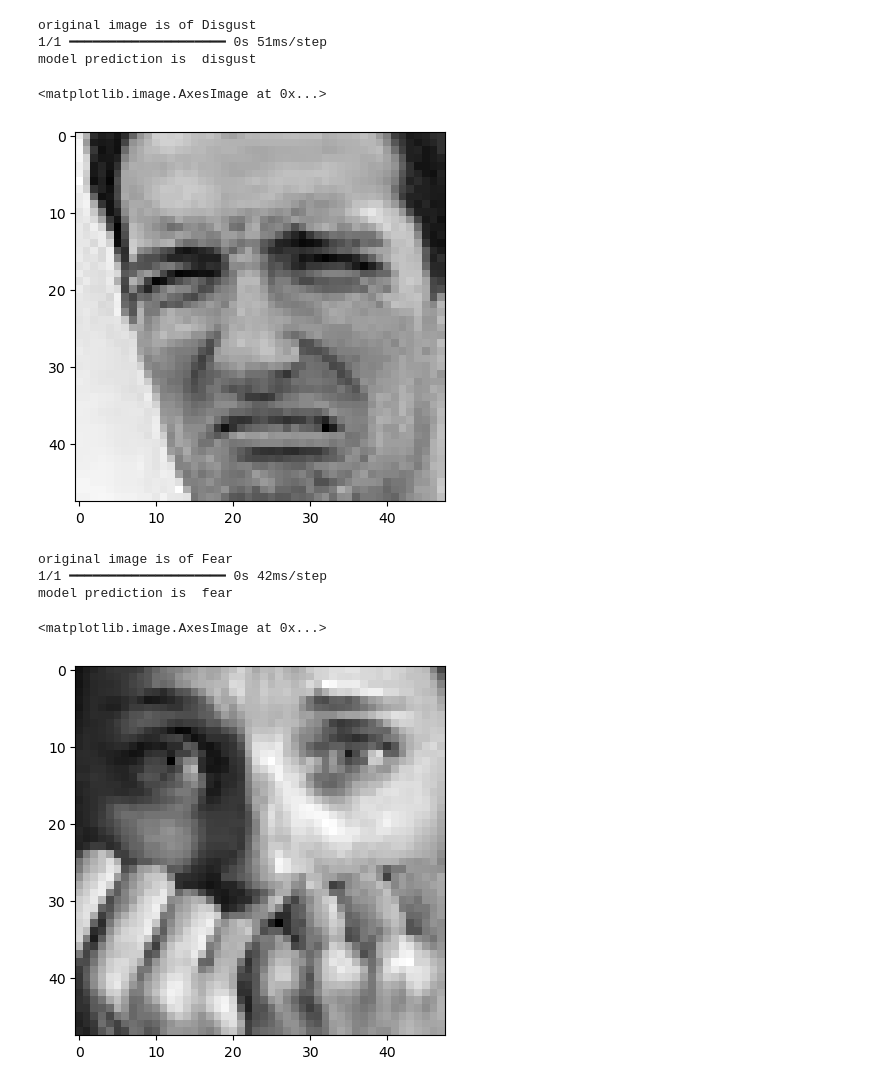
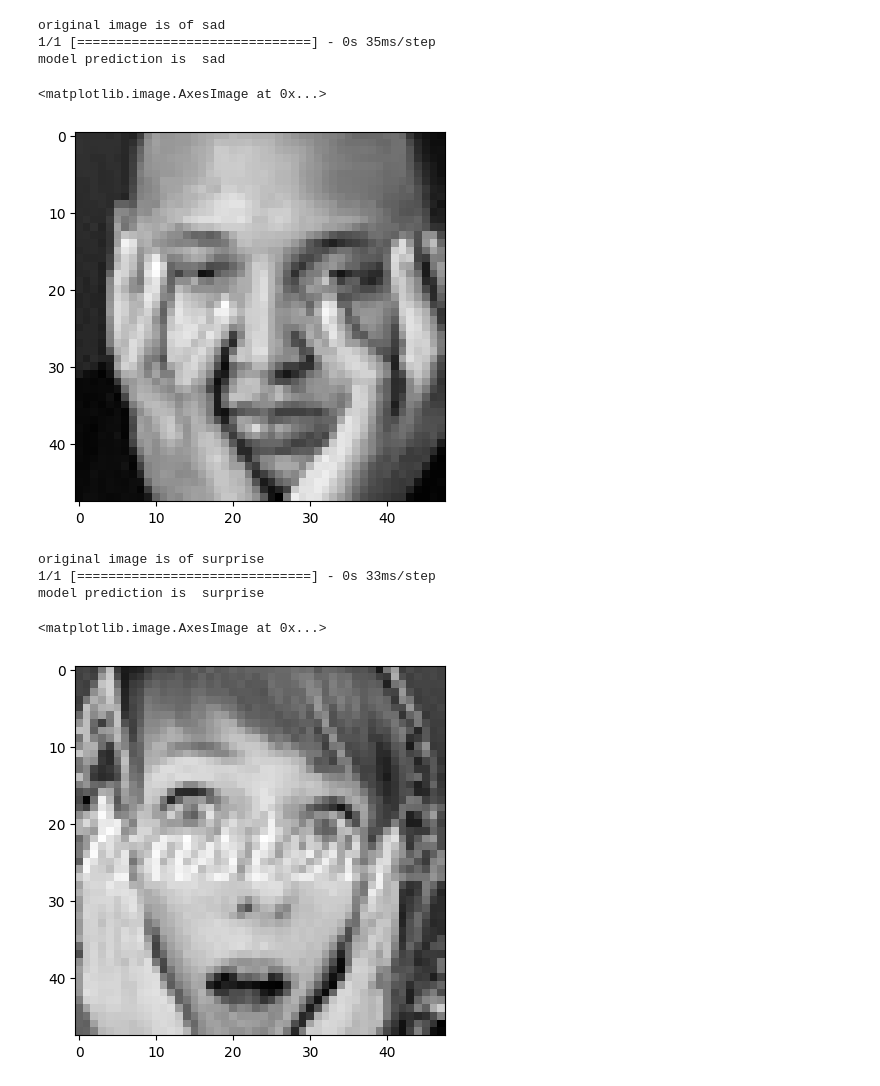
Before and after one commit to tushimittal/Facial-Emotion-Detection, a Jupyter notebook: Implementation.ipynb, the cells around one changed output. Cells and saved outputs as stored; diff of their text form; code cells hidden in the pictures.

```diff
--- a/Implementation.ipynb
+++ b/Implementation.ipynb
@@ -18,10 +12,10 @@ model.load_weights("emotiondetector.h5")
 label = ['angry','disgust','fear','happy','neutral','sad','surprise']
 # %%
 def ef(image):
-    img = load_img(image,grayscale =  True )
+    img = load_img(image, color_mode='grayscale')
     feature = np.array(img)
-    feature = feature.reshape(1,48,48,1)
-    return feature/255.0
+    feature = feature.reshape(1, 48, 48, 1)
+    return feature / 255.0
 # %%
 import matplotlib.pyplot as plt
 %matplotlib inline
@@ -42,28 +36,28 @@ model prediction is  angry
 # %%
-image = 'C:/coding internship program/.vscode/Face_Emotion_Recognition/train/disgust/Training_12096769.jpg'
-print("original image is of Disgust")
+image = r'test\sad\PrivateTest_528072.jpg'
+print("original image is of sad")
 img = ef(image)
 pred = model.predict(img)
 pred_label = label[pred.argmax()]
 print("model prediction is ",pred_label)
 plt.imshow(img.reshape(48,48),cmap='gray')
 # %% [output]
-original image is of Disgust
-1/1 ━━━━━━━━━━━━━━━━━━━━ 0s 51ms/step
-model prediction is  disgust
+original image is of sad
+1/1 [==============================] - 0s 35ms/step
+model prediction is  sad
 <matplotlib.image.AxesImage at 0x...>
-[figure, old version]
+[figure, new version]
 # %%
-image = 'C:/coding internship program/.vscode/Face_Emotion_Recognition/train/fear/Training_1858708.jpg'
-print("original image is of Fear")
+image = r'test\surprise\PrivateTest_139065.jpg'
+print("original image is of surprise")
 img = ef(image)
 pred = model.predict(img)
 pred_label = label[pred.argmax()]
 print("model prediction is ",pred_label)
 plt.imshow(img.reshape(48,48),cmap='gray')
 # %% [output]
-original image is of Fear
-1/1 ━━━━━━━━━━━━━━━━━━━━ 0s 42ms/step
-model prediction is  fear
+original image is of surprise
+1/1 [==============================] - 0s 33ms/step
+model prediction is  surprise
 <matplotlib.image.AxesImage at 0x...>
-[figure, old version]
+[figure, new version]
```
Also changed, not shown: parts of 9 cells of this notebook.
